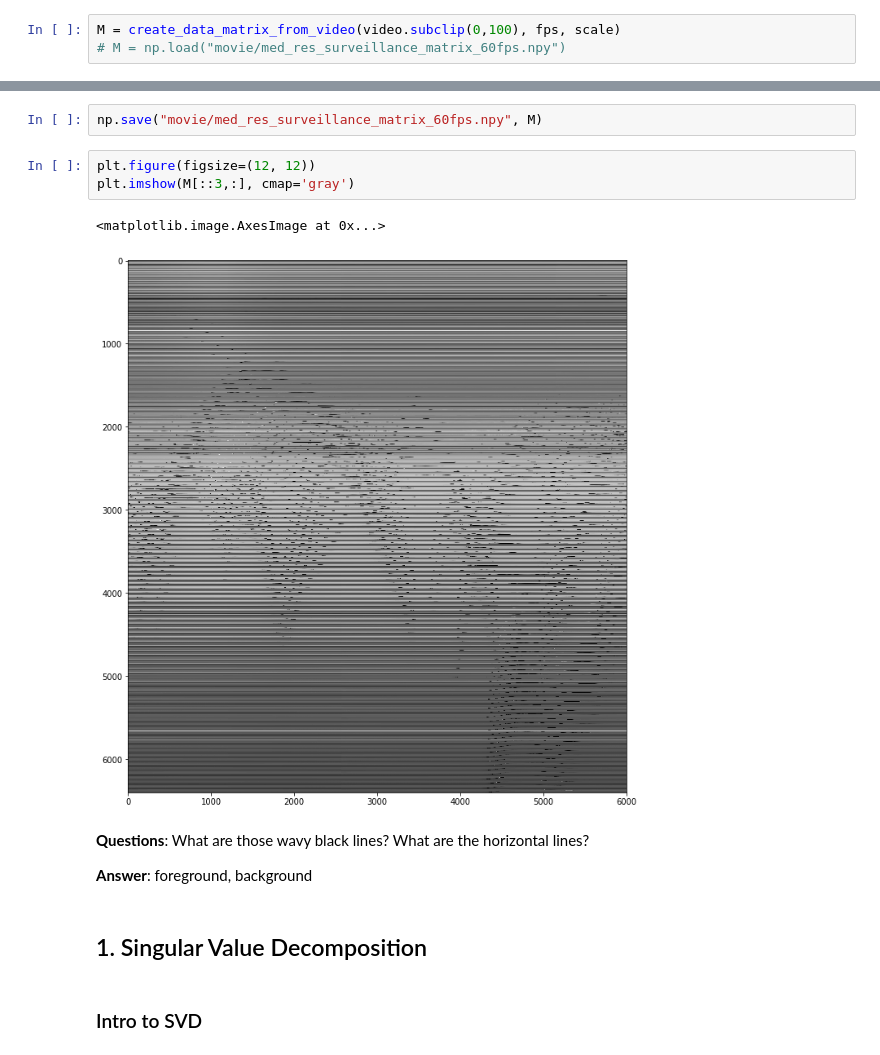
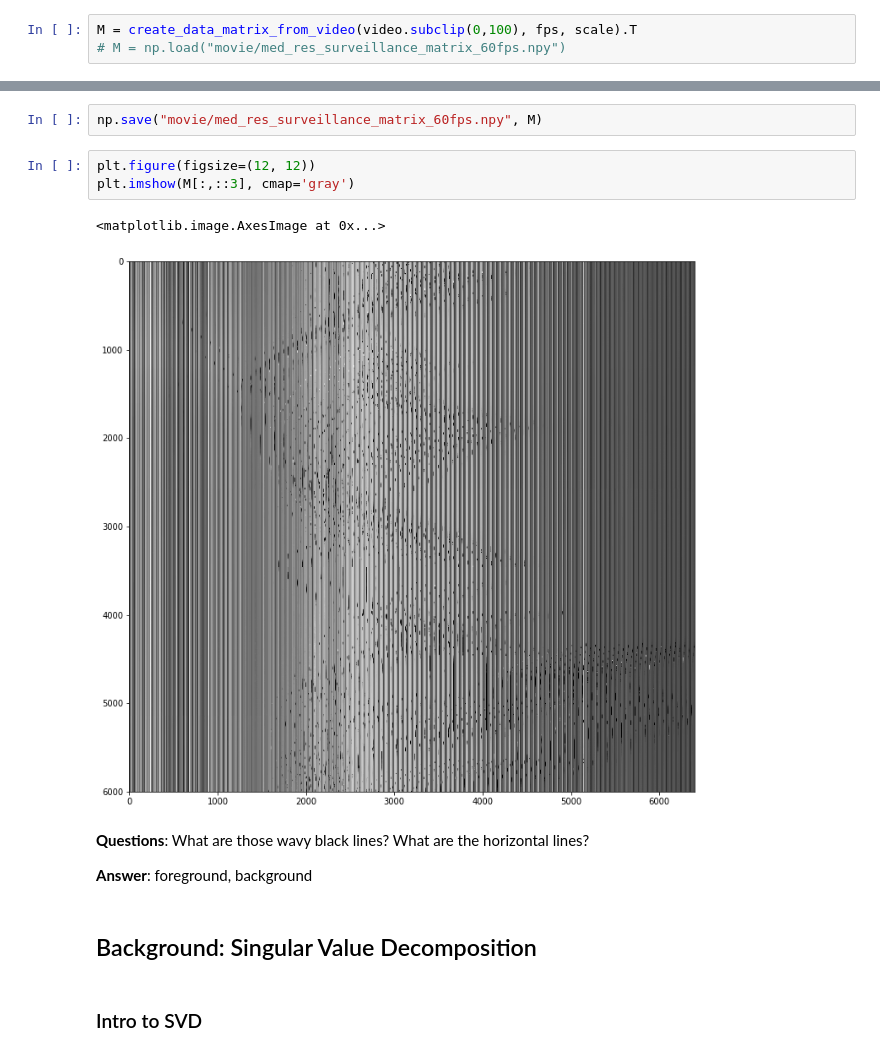
Before and after one commit to kristofleroux/numerical-linear-algebra-v2, a Jupyter notebook: nbs/02-Background-Removal-with-SVD.ipynb, the cells around one changed output, grey strips where cells are left out. Drawn from its saved outputs; the diff is of its cells as text.

```diff
--- a/nbs/02-Background-Removal-with-SVD.ipynb
+++ b/nbs/02-Background-Removal-with-SVD.ipynb
@@ -50,7 +50,7 @@ scale = 0.50   # Adjust scale to change resolution of image
 dims = (int(240 * scale), int(320 * scale))
 fps = 60      # frames per second
 # %%
-M = create_data_matrix_from_video(video.subclip(0,100), fps, scale)
+M = create_data_matrix_from_video(video.subclip(0,100), fps, scale).T
 # M = np.load("movie/med_res_surveillance_matrix_60fps.npy")
 # %%
 print(dims, M.shape)
@@ -66,16 +66,16 @@ Since `create_data_from_matrix` is somewhat slow, we will save our matrix.  In g
 np.save("movie/med_res_surveillance_matrix_60fps.npy", M)
 # %%
 plt.figure(figsize=(12, 12))
-plt.imshow(M[::3,:], cmap='gray')
+plt.imshow(M[:,::3], cmap='gray')
 # %% [output]
 <matplotlib.image.AxesImage at 0x...>
-[figure, old version]
+[figure, new version]
 # %% [markdown]
 **Questions**: What are those wavy black lines?  What are the horizontal lines?
 
 **Answer**: foreground, background
 # %% [markdown]
-## 1. Singular Value Decomposition
+## Background: Singular Value Decomposition
 # %% [markdown]
 ### Intro to SVD
 # %% [markdown]
```
Also changed, not shown: parts of 32 cells of this notebook, 1 other file.
